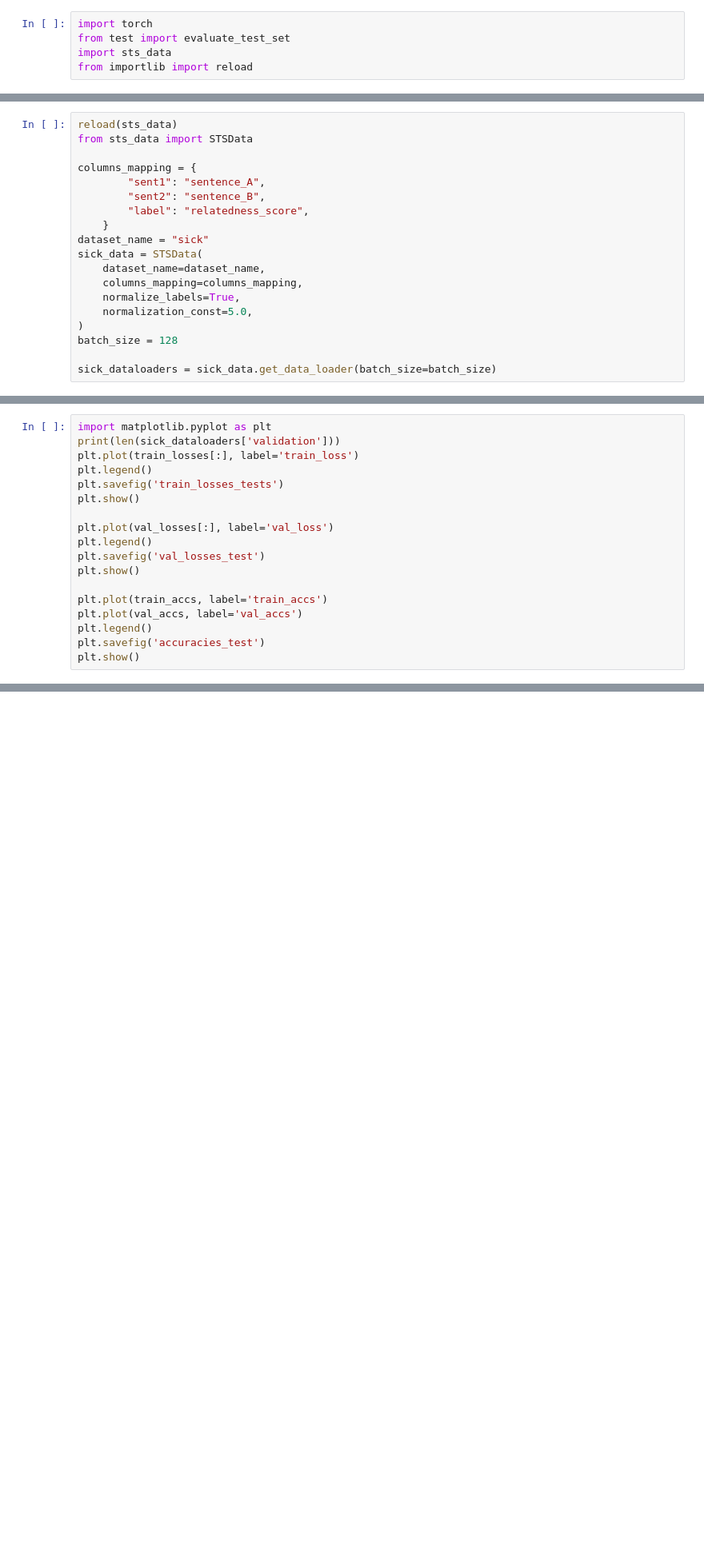
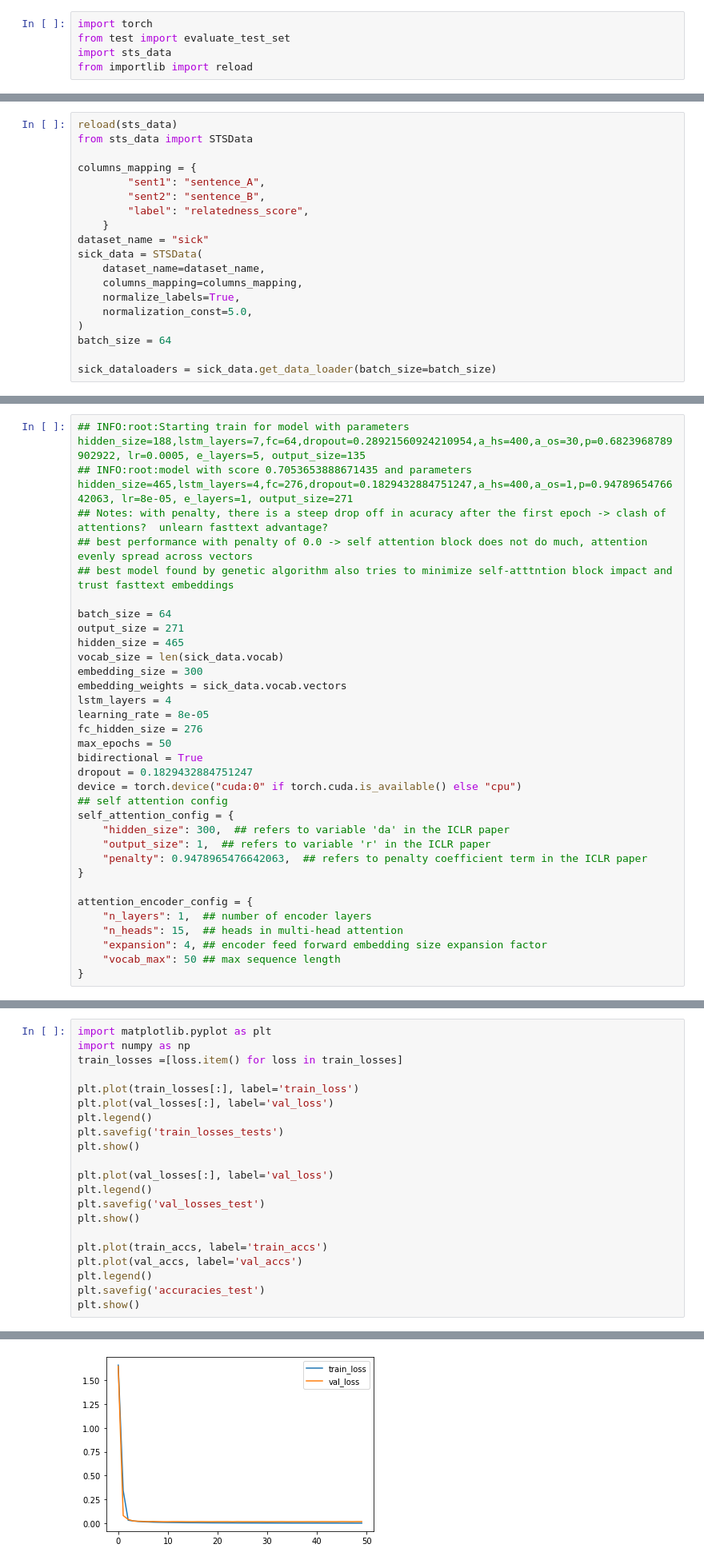
Before and after one commit to Serbernari/NNTI_project, a Jupyter notebook: task2/Task2.ipynb, the cells around one changed output, grey strips where cells are left out. Shown at 80% size. Saved outputs shown, nothing was run; the diff lists cells and outputs as text; blank space fills up the shorter version.

```diff
--- a/task2/Task2.ipynb
+++ b/task2/Task2.ipynb
@@ -75,7 +35,7 @@ sick_data = STSData(
     normalize_labels=True,
     normalization_const=5.0,
 )
-batch_size = 128
+batch_size = 64
 
 sick_dataloaders = sick_data.get_data_loader(batch_size=batch_size)
 # %% [output]
@@ -197,3 +136,36 @@ attention_encoder_config = {
+# %%
+## INFO:root:Starting train for model with parameters hidden_size=188,lstm_layers=7,fc=64,dropout=0.28921560924210954,a_hs=400,a_os=30,p=0.6823968789902922, lr=0.0005, e_layers=5, output_size=135
+## INFO:root:model with score 0.7053653888671435 and parameters hidden_size=465,lstm_layers=4,fc=276,dropout=0.1829432884751247,a_hs=400,a_os=1,p=0.9478965476642063, lr=8e-05, e_layers=1, output_size=271
+## Notes: with penalty, there is a steep drop off in acuracy after the first epoch -> clash of attentions?  unlearn fasttext advantage?
+## best performance with penalty of 0.0 -> self attention block does not do much, attention evenly spread across vectors
+## best model found by genetic algorithm also tries to minimize self-atttntion block impact and trust fasttext embeddings
+
+batch_size = 64
+output_size = 271
+hidden_size = 465
+vocab_size = len(sick_data.vocab)
+embedding_size = 300
+embedding_weights = sick_data.vocab.vectors
+lstm_layers = 4
+learning_rate = 8e-05
+fc_hidden_size = 276
+max_epochs = 50
+bidirectional = True
+dropout = 0.1829432884751247
+device = torch.device("cuda:0" if torch.cuda.is_available() else "cpu")
+## self attention config
+self_attention_config = {
+    "hidden_size": 300,  ## refers to variable 'da' in the ICLR paper
+    "output_size": 1,  ## refers to variable 'r' in the ICLR paper
+    "penalty": 0.9478965476642063,  ## refers to penalty coefficient term in the ICLR paper
+}
+
+attention_encoder_config = {
+    "n_layers": 1,  ## number of encoder layers
+    "n_heads": 15,  ## heads in multi-head attention
+    "expansion": 4, ## encoder feed forward embedding size expansion factor
+    "vocab_max": 50 ## max sequence length
+}
 # %%
 from siamese_lstm_attention import SiameseBiLSTMAttention
 ## init siamese lstm
@@ -271,7 +243,10 @@ INFO:root:Train loss: 0.004663678817451 - acc: 0.8890097834799091 -- Validation
 # %%
 import matplotlib.pyplot as plt
-print(len(sick_dataloaders['validation']))
+import numpy as np
+train_losses =[loss.item() for loss in train_losses]
+
 plt.plot(train_losses[:], label='train_loss')
+plt.plot(val_losses[:], label='val_loss')
 plt.legend()
 plt.savefig('train_losses_tests')
 plt.show()
@@ -291,0 +265 @@ NameError: name 'train_losses' is not defined
+[figure, added]
```
Also changed, not shown: parts of 21 cells of this notebook, 8 other files.
